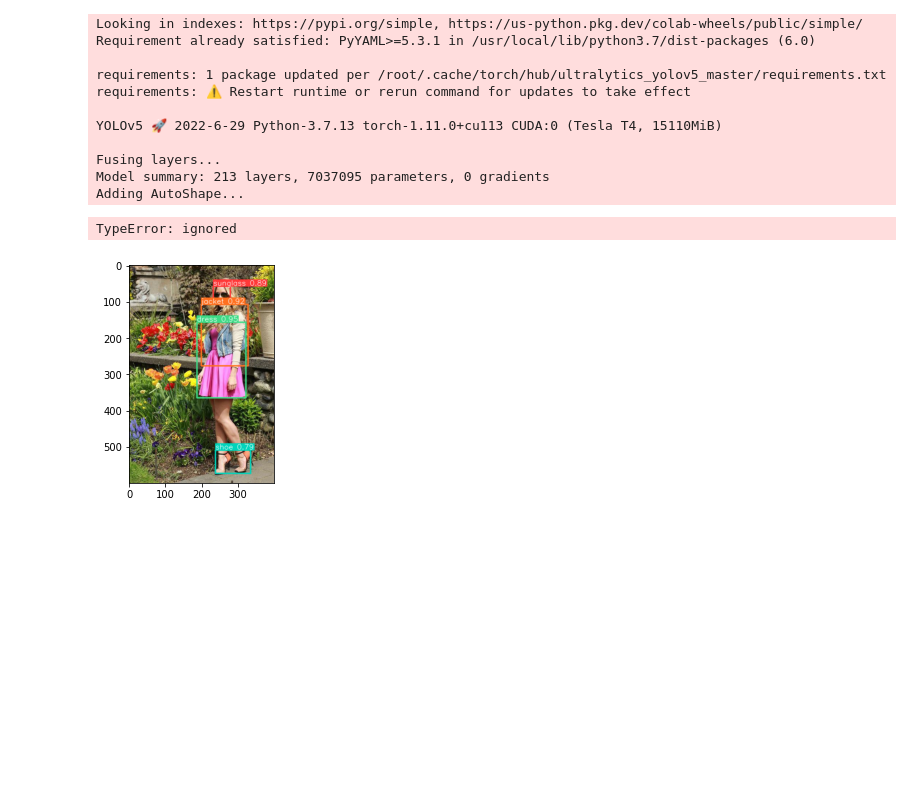
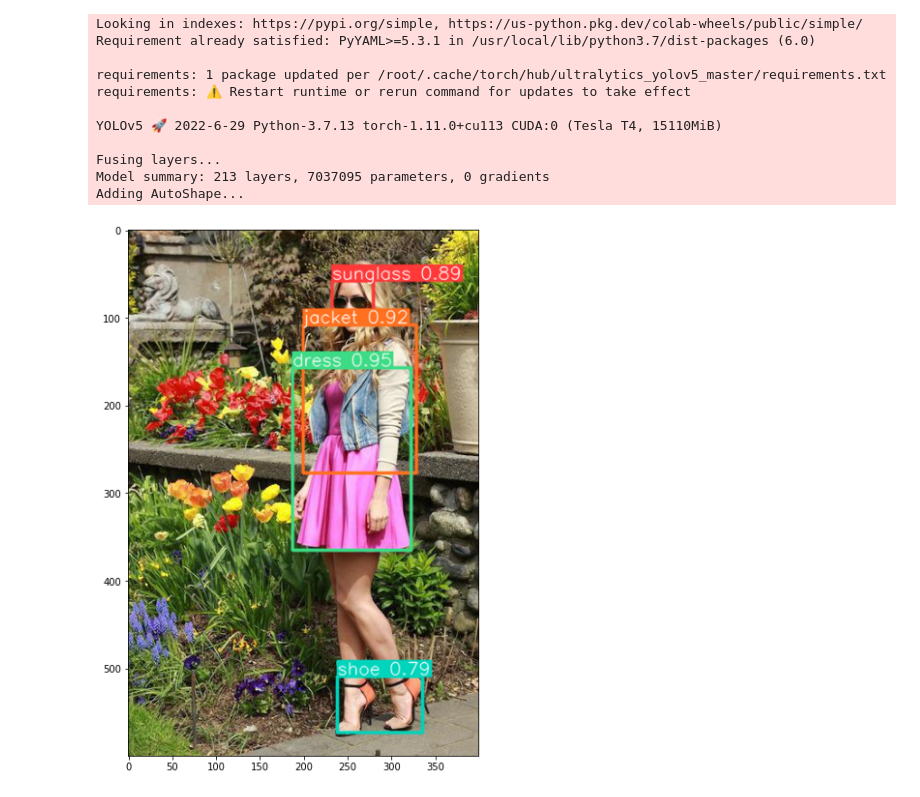
Before and after one commit to saiki-69420/object-detection, a Jupyter notebook: yolov5.ipynb, the cells around one changed output. Cells and saved outputs as stored; diff of their text form; code cells hidden in the pictures; blank space fills up the shorter version.

```diff
--- a/yolov5.ipynb
+++ b/yolov5.ipynb
@@ -135,11 +117,12 @@ im1 = Image.open('/content/data/images/142430.jpg')
 im2 = Image.open('/content/data/images/142401.jpg')
 imgs = [im1,im2]
 
-results = model(im1,size=640)
+result1 = model(im1,size=640)
+result2 = model(im2,size=640)
 # %%
 %matplotlib inline
-plt.imshow(np.squeeze(results.render()))
-plt.show(figsize = (100,100))
+plt.figure(figsize = (10,10))
+plt.imshow(np.squeeze(result1.render()))
+plt.show()
 # %% [output]
-TypeError: ignored
-[figure, old version]
+[figure, new version]
```
Also changed, not shown: parts of 2 cells of this notebook.
